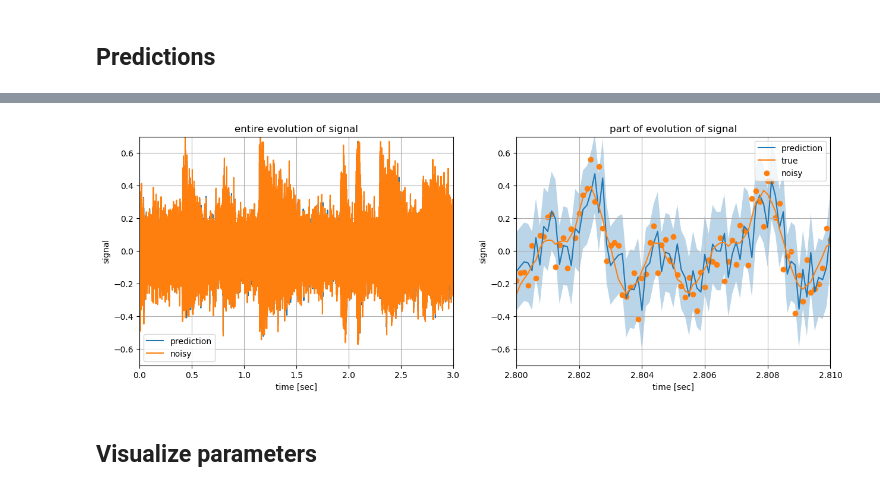
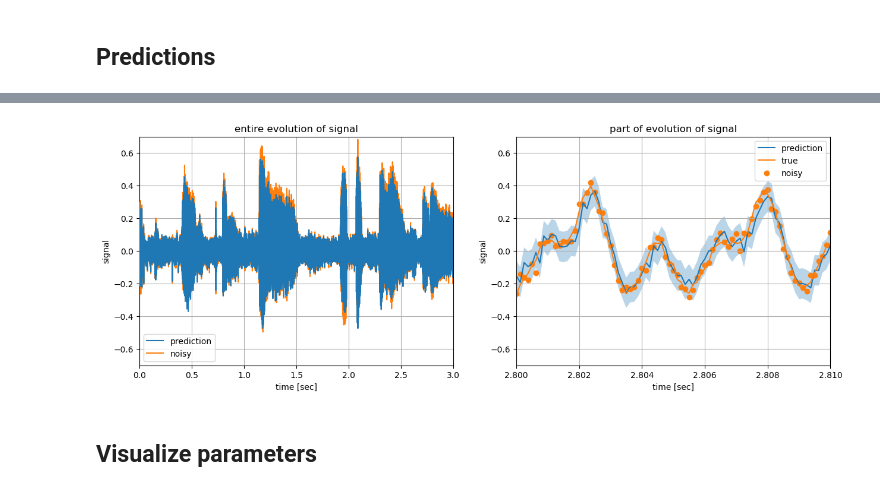
Before and after one commit to biaslab/SituatedSoundscaping, a Jupyter notebook: direct_modelling/direct_modelling_woman_noisy.ipynb, the cells around one changed output, grey strips where cells are left out. Cells and saved outputs as stored; diff of their text form; code cells hidden in the pictures.

```diff
--- a/direct_modelling/direct_modelling_woman_noisy.ipynb
+++ b/direct_modelling/direct_modelling_woman_noisy.ipynb
@@ -36,7 +36,7 @@ fs_desired = 8000                        # specify desired sampling frequency
 # inference and modelling
 AR_order = 20                            # order of auto-regressive model
 iterations = 3                           # number of iterations for variational message passing
-Λ_meas = 1e2                            # assumed precision of measurement noise
+Λ_meas = 1e3                            # assumed precision of measurement noise
 
 # save file
 savefile = "inferred_values/woman_AR"*string(AR_order, pad=2)*".h5"
@@ -202,23 +202,23 @@ end
 # %%
 # create figure
 _, ax = plt.subplots(ncols=2, figsize=(15,5))
 
 # plot prediction of frequency component
-ax[1].plot(t, μ_x_pred, label="prediction"), ax[2].plot(t, μ_x_pred, label="prediction")
+ax[1].plot(t, μ_x_pred, label="prediction", zorder=3), ax[2].plot(t, μ_x_pred, label="prediction")
 ax[2].fill_between(t, μ_x_pred .- sqrt.(var_x_pred), μ_x_pred .+ sqrt.(var_x_pred), alpha=0.3)
 
 # plot true evolution of frequency component # add offset because prediction is only performed for second sample forwards
 ax[1].plot(t, x_time, label="noisy"), ax[2].scatter(t, x_time, label="noisy"), ax[2].plot(t, x_time_clean, label="true")
 
 # change visualization
 ax[1].legend(), ax[1].grid(), ax[1].set_xlabel("time [sec]"), ax[1].set_ylabel("signal"), ax[1].set_title("entire evolution of signal"), ax[1].set_xlim(0, 3)
 ax[2].legend(), ax[2].grid(), ax[2].set_xlabel("time [sec]"), ax[2].set_ylabel("signal"), ax[2].set_title("part of evolution of signal")
 ax[2].set_xlim(2.8, 2.81), ax[2].set_ylim(-0.7,0.7), ax[1].set_ylim(-0.7, 0.7)
 
 audioplayers(x_time, x_time_clean, μ_x_pred, fs=fs_desired)
 ;
 # %% [output]
 [interactive output not drawn]
-[figure, old version]
+[figure, new version]
 # %% [markdown]
 ## Visualize parameters
```
Also changed, not shown: parts of 7 cells of this notebook, 4 other files.
